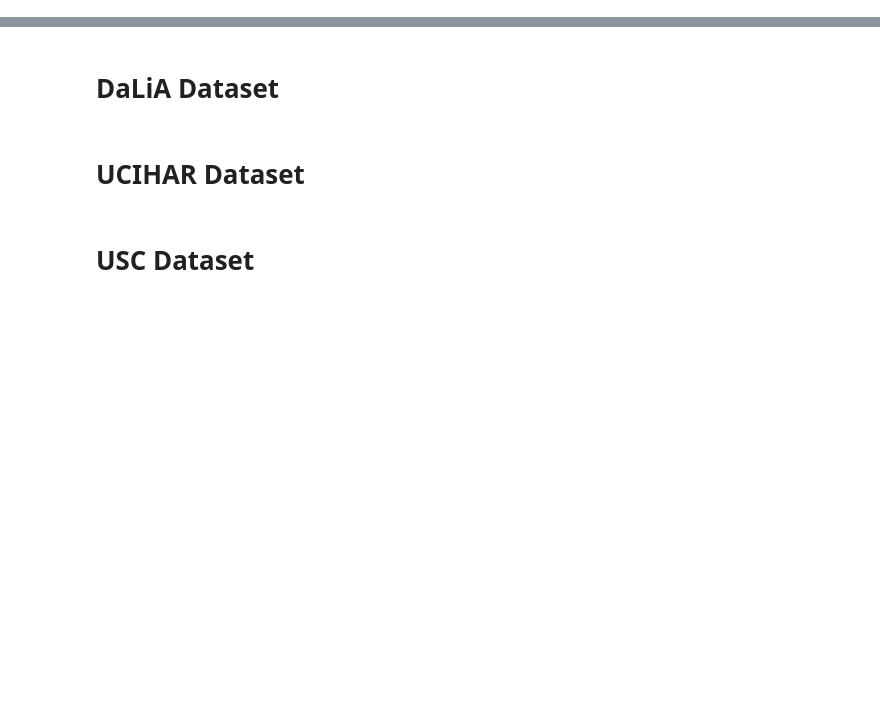
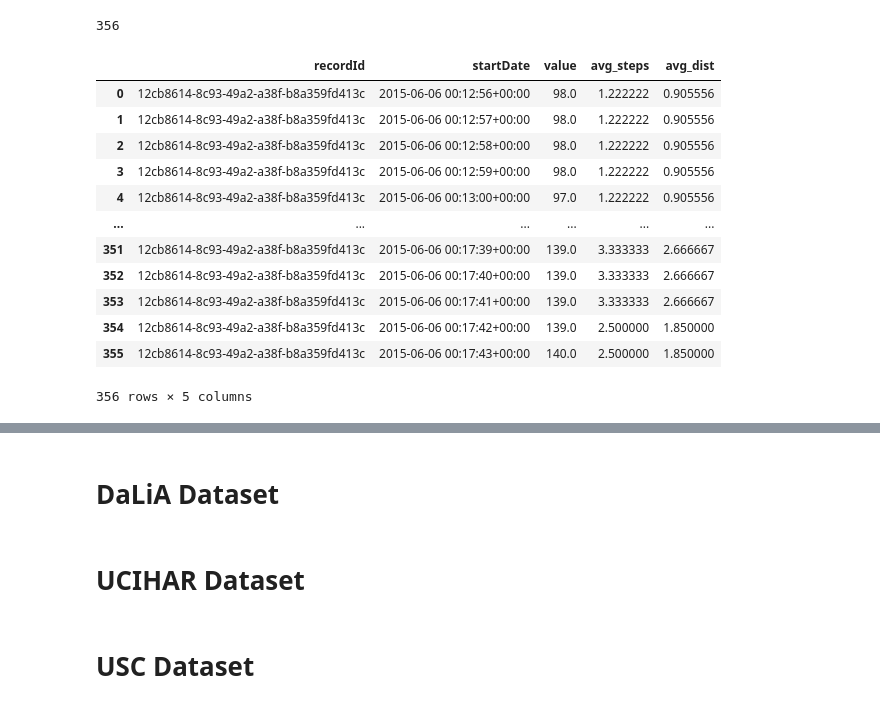
Before and after one commit to Taobyte/thesis, a Jupyter notebook: src/notebooks/dataset_exploration.ipynb, the cells around one changed output, grey strips where cells are left out. Drawn from its saved outputs; the diff is of its cells as text; code cells hidden in the pictures; blank space fills up the shorter version.

```diff
--- a/src/notebooks/dataset_exploration.ipynb
+++ b/src/notebooks/dataset_exploration.ipynb
@@ -12,0 +167,22 @@ arr[:-1]
+# %%
+df_repeated = acc_test.loc[acc_test.index.repeat(acc_test["delta_sec"])].reset_index(drop=True)
+df_repeated = df_repeated[["avg_steps", "avg_dist"]]
+df_repeated.head(20)
+min_length = min(len(hr_test), len(df_repeated))
+print(min_length)
+pd.concat((hr_test.iloc[:min_length, :], df_repeated.iloc[:min_length, :]), axis=1)
+# %% [output]
+356
+|  | recordId | startDate | value | avg_steps | avg_dist |
+| 0 | 12cb8614-8c93-49a2-a38f-b8a359fd413c | 2015-06-06 00:12:56+00:00 | 98.0 | 1.222222 | 0.905556 |
+| 1 | 12cb8614-8c93-49a2-a38f-b8a359fd413c | 2015-06-06 00:12:57+00:00 | 98.0 | 1.222222 | 0.905556 |
+| 2 | 12cb8614-8c93-49a2-a38f-b8a359fd413c | 2015-06-06 00:12:58+00:00 | 98.0 | 1.222222 | 0.905556 |
+| 3 | 12cb8614-8c93-49a2-a38f-b8a359fd413c | 2015-06-06 00:12:59+00:00 | 98.0 | 1.222222 | 0.905556 |
+| 4 | 12cb8614-8c93-49a2-a38f-b8a359fd413c | 2015-06-06 00:13:00+00:00 | 97.0 | 1.222222 | 0.905556 |
+| ... | ... | ... | ... | ... | ... |
+| 351 | 12cb8614-8c93-49a2-a38f-b8a359fd413c | 2015-06-06 00:17:39+00:00 | 139.0 | 3.333333 | 2.666667 |
+| 352 | 12cb8614-8c93-49a2-a38f-b8a359fd413c | 2015-06-06 00:17:40+00:00 | 139.0 | 3.333333 | 2.666667 |
+| 353 | 12cb8614-8c93-49a2-a38f-b8a359fd413c | 2015-06-06 00:17:41+00:00 | 139.0 | 3.333333 | 2.666667 |
+| 354 | 12cb8614-8c93-49a2-a38f-b8a359fd413c | 2015-06-06 00:17:42+00:00 | 139.0 | 2.500000 | 1.850000 |
+| 355 | 12cb8614-8c93-49a2-a38f-b8a359fd413c | 2015-06-06 00:17:43+00:00 | 140.0 | 2.500000 | 1.850000 |
+356 rows × 5 columns
```
Also changed, not shown: parts of 13 cells of this notebook, 9 other files.
